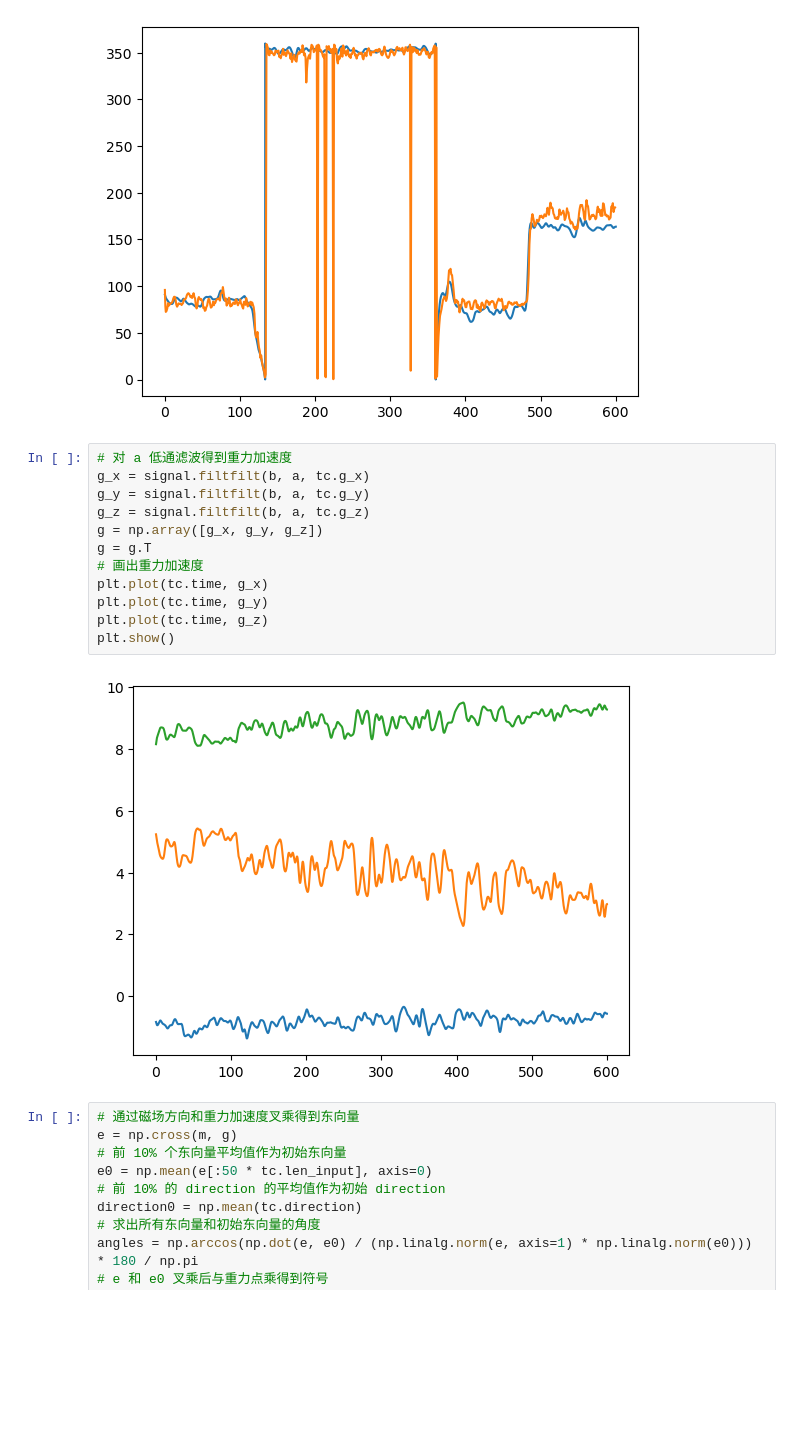
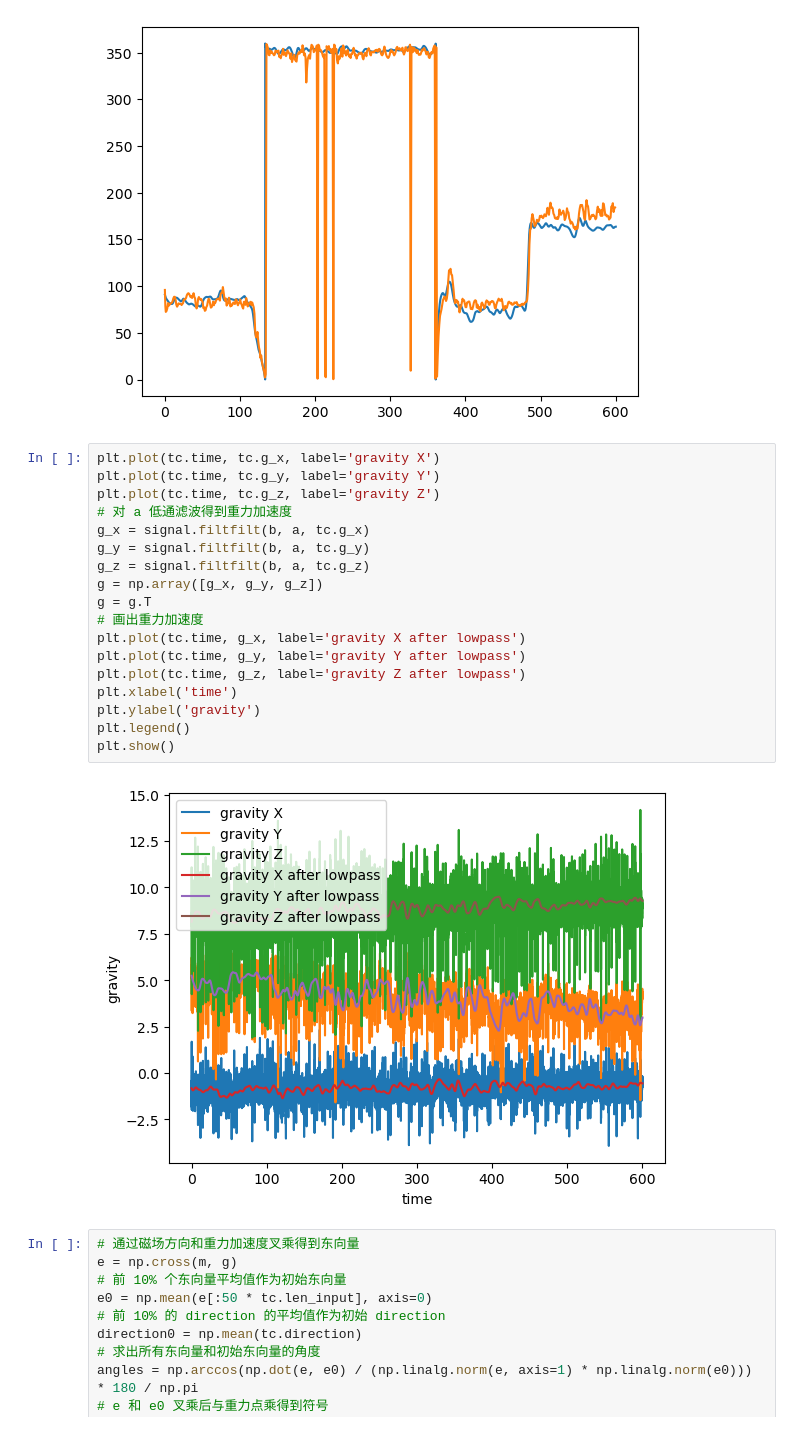
Before and after one commit to nju-aml2022/Pedestrian-Dead-Reckoning-PDR, a Jupyter notebook: direction.ipynb, the cells around one changed output. Saved outputs shown, nothing was run; the diff lists cells and outputs as text; blank space fills up the shorter version.

```diff
--- a/direction.ipynb
+++ b/direction.ipynb
@@ -72,19 +75,25 @@ plt.show()
 # %% [output]
 [figure]
 # %%
+plt.plot(tc.time, tc.g_x, label='gravity X')
+plt.plot(tc.time, tc.g_y, label='gravity Y')
+plt.plot(tc.time, tc.g_z, label='gravity Z')
 # 对 a 低通滤波得到重力加速度
 g_x = signal.filtfilt(b, a, tc.g_x)
 g_y = signal.filtfilt(b, a, tc.g_y)
 g_z = signal.filtfilt(b, a, tc.g_z)
 g = np.array([g_x, g_y, g_z])
 g = g.T
 # 画出重力加速度
-plt.plot(tc.time, g_x)
-plt.plot(tc.time, g_y)
-plt.plot(tc.time, g_z)
+plt.plot(tc.time, g_x, label='gravity X after lowpass')
+plt.plot(tc.time, g_y, label='gravity Y after lowpass')
+plt.plot(tc.time, g_z, label='gravity Z after lowpass')
+plt.xlabel('time')
+plt.ylabel('gravity')
+plt.legend()
 plt.show()
 # %% [output]
-[figure, old version]
+[figure, new version]
 # %%
 # 通过磁场方向和重力加速度叉乘得到东向量
 e = np.cross(m, g)
```
Also changed, not shown: parts of 2 cells of this notebook, 6 other files.
